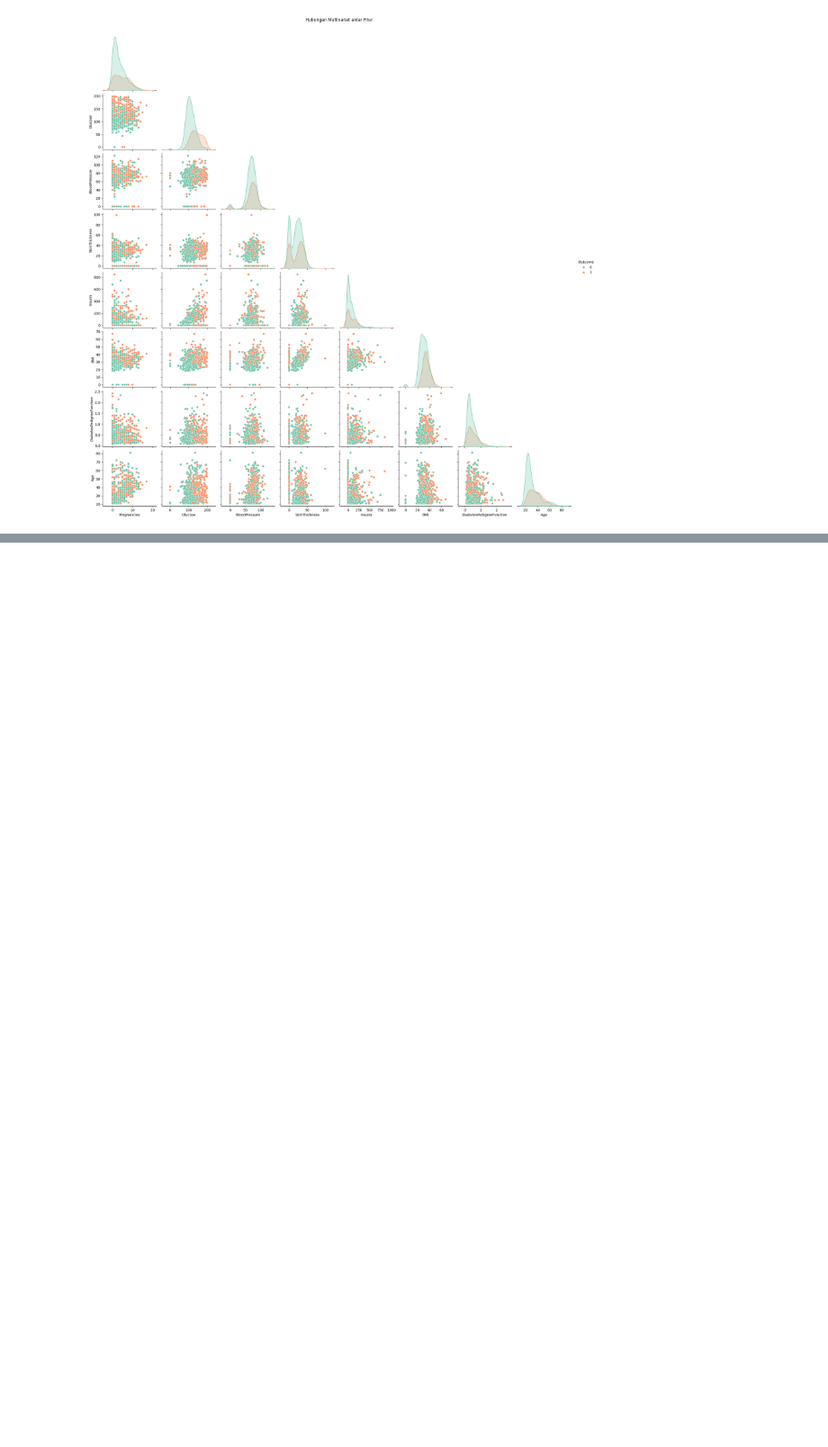
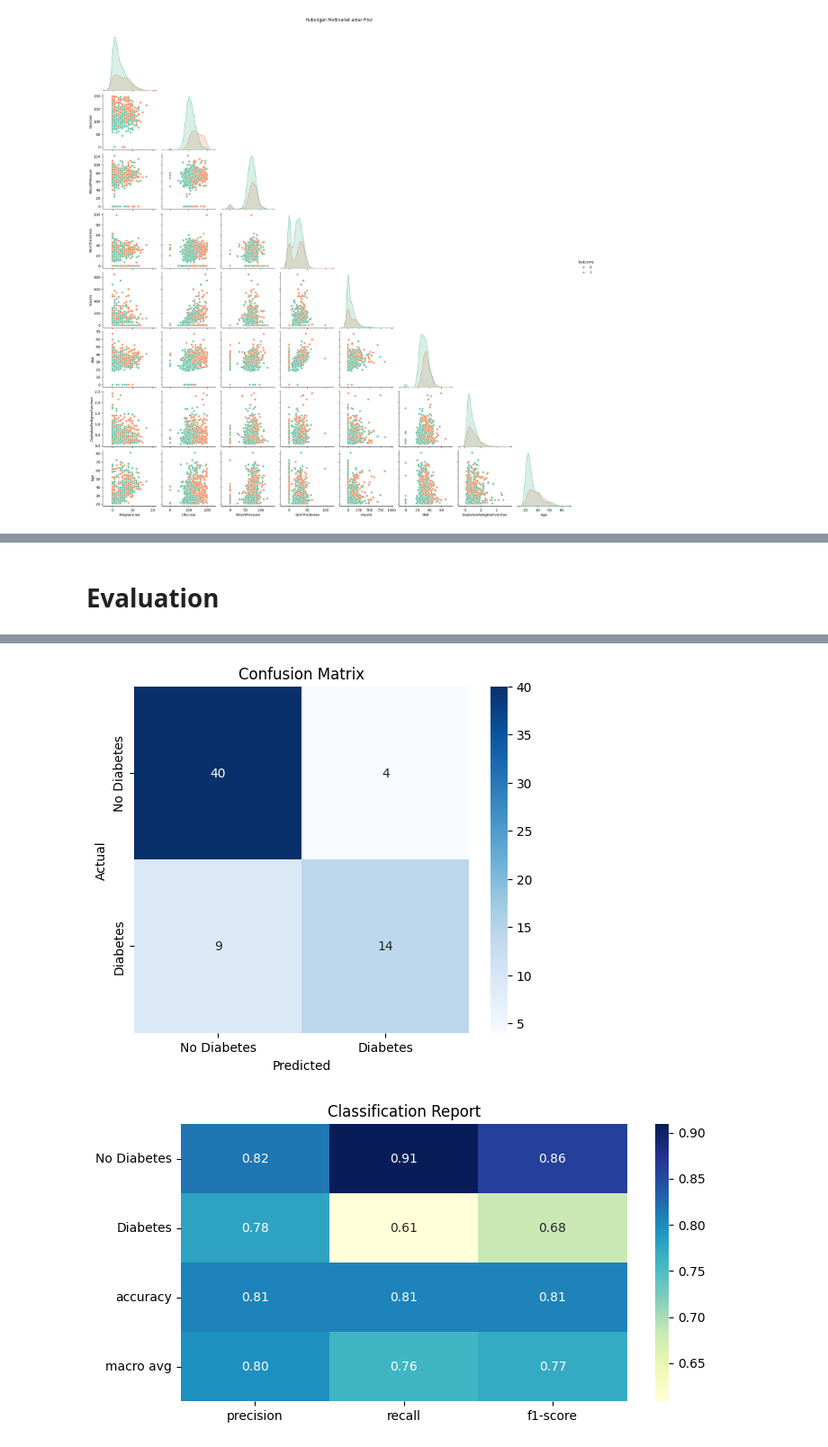
Before and after one commit to Diokta/Klasifikasi-Diabetes, a Jupyter notebook: Diabetes Classification.ipynb, the cells around one changed output, grey strips where cells are left out. Shown at 90% size. Cells and saved outputs as stored; diff of their text form; code cells hidden in the pictures; blank space fills up the shorter version.

```diff
--- a/Diabetes Classification.ipynb
+++ b/Diabetes Classification.ipynb
@@ -148,0 +289,20 @@ plt.show()
+# %%
+# Pisahkan fitur (X) dan label (y)
+X = df_scaled_minmax[selected_features]
+y = df_selected[target]
+
+# Tamplikan sampel fitur (X) dan label (y)
+print("Sampel fitur (X):")
+print(X.head())
+print("\nSampel label (y):")
+print(y.head())
+
+# Split ke dalam training dan testing set
+X_train, X_test, y_train, y_test = train_test_split(
+    X, y, test_size=0.2, random_state=42, stratify=y)
+
+# Tampilkan shape masing-masing hasil split
+print("\nShape X_train:", X_train.shape)
+print("Shape X_test:", X_test.shape)
+print("Shape y_train:", y_train.shape)
+print("Shape y_test:", y_test.shape)
@@ -148,0 +386,29 @@ plt.show()
+# %% [markdown]
+# Evaluation
+# %%
+# Prediksi terhadap X_test
+y_pred_prob = model.predict(X_test)
+y_pred = (y_pred_prob > 0.5).astype("int32")
+
+# Confusion Matrix
+cm = confusion_matrix(y_test, y_pred)
+labels = ['No Diabetes', 'Diabetes']
+
+plt.figure(figsize=(6, 5))
+sns.heatmap(cm, annot=True, fmt='d', cmap='Blues', xticklabels=labels, yticklabels=labels)
+plt.xlabel('Predicted')
+plt.ylabel('Actual')
+plt.title('Confusion Matrix')
+plt.show()
+print()
+# Classification Report
+report = classification_report(y_test, y_pred, target_names=labels, output_dict=True)
+df_report = pd.DataFrame(report).transpose()
+
+# Tampilkan classification report sebagai tabel
+plt.figure(figsize=(8, 4))
+sns.heatmap(df_report.iloc[:-1, :-1], annot=True, fmt=".2f", cmap="YlGnBu")
+plt.title("Classification Report")
+plt.yticks(rotation=0)
+plt.show()
+# %% [output]
@@ -148,0 +416,2 @@ plt.show()
+[figure, added]
+[figure, added]
```
Also changed, not shown: parts of 16 cells of this notebook, 3 other files.
